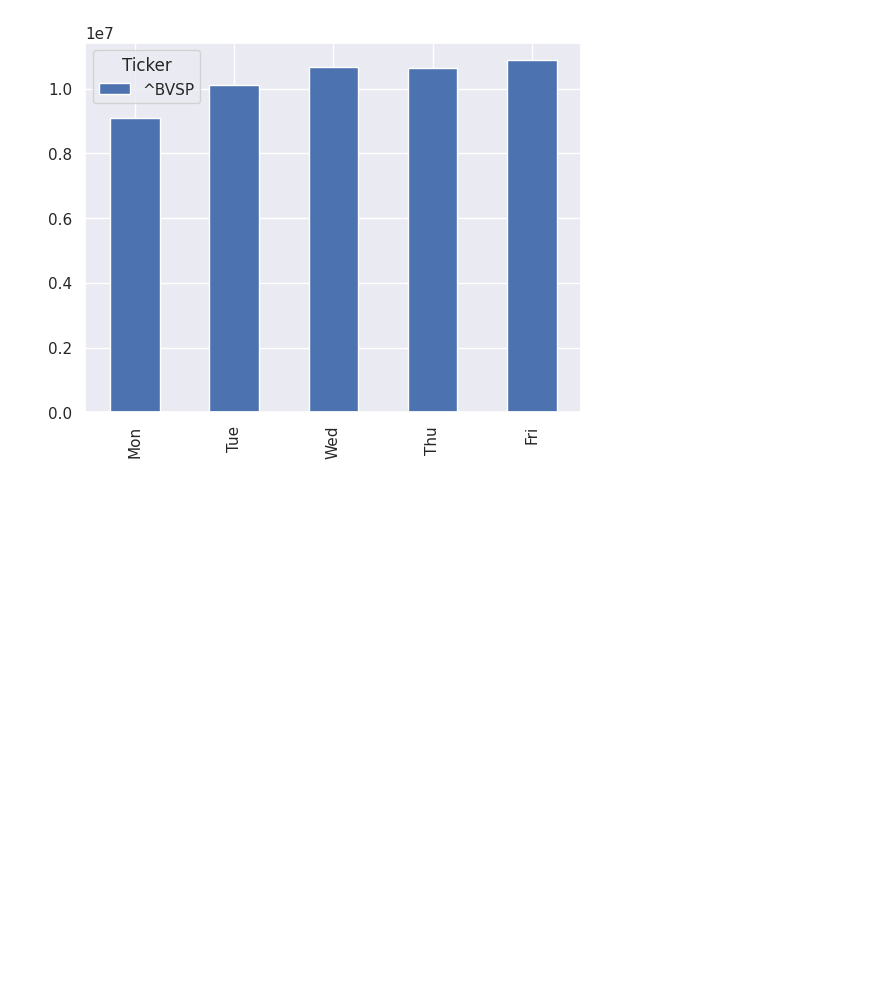
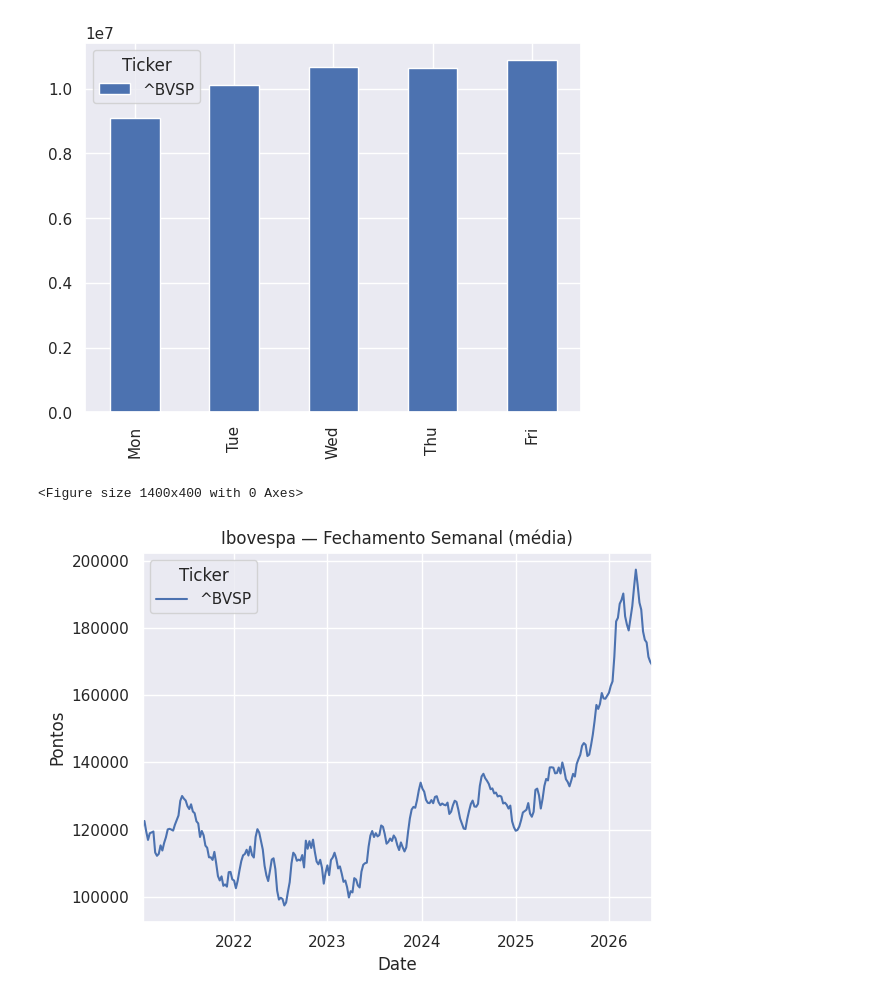
Before and after one commit to ProfLuciano/cd, a Jupyter notebook: notebooks/time_series.ipynb, the cells around one changed output. Saved outputs shown, nothing was run; the diff lists cells and outputs as text; code cells hidden in the pictures; blank space fills up the shorter version.

```diff
--- a/notebooks/time_series.ipynb
+++ b/notebooks/time_series.ipynb
@@ -308,0 +312,30 @@ median_by_day.plot(kind="bar")
+# %%
+import warnings
+warnings.filterwarnings("ignore")
+
+import pandas as pd
+import numpy as np
+import matplotlib.pyplot as plt
+from statsmodels.tsa.arima.model import ARIMA
+from statsmodels.tsa.stattools import adfuller
+from statsmodels.graphics.tsaplots import plot_acf, plot_pacf
+from statsmodels.tsa.seasonal import seasonal_decompose
+from sklearn.metrics import mean_absolute_error, mean_squared_error
+import pmdarima as pm
+
+# ============================================================
+# 1. Preparação dos dados
+# ============================================================
+
+# Usamos os dados do Ibovespa já carregados anteriormente
+# Trabalhamos com frequência semanal para reduzir ruído
+serie = df["Close"].resample("W").mean().dropna()
+
+plt.figure(figsize=(14, 4))
+serie.plot(title="Ibovespa — Fechamento Semanal (média)")
+plt.ylabel("Pontos")
+plt.tight_layout()
+plt.show()
+# %% [output]
+<Figure size 1400x400 with 0 Axes>
+[figure, added]
```
Also changed, not shown: parts of 6 cells of this notebook.
